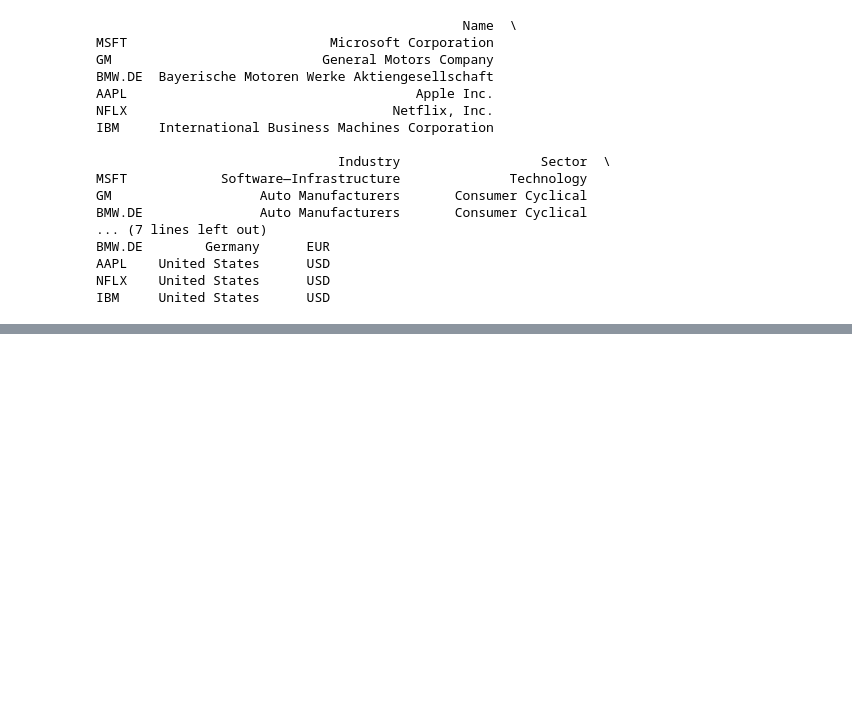
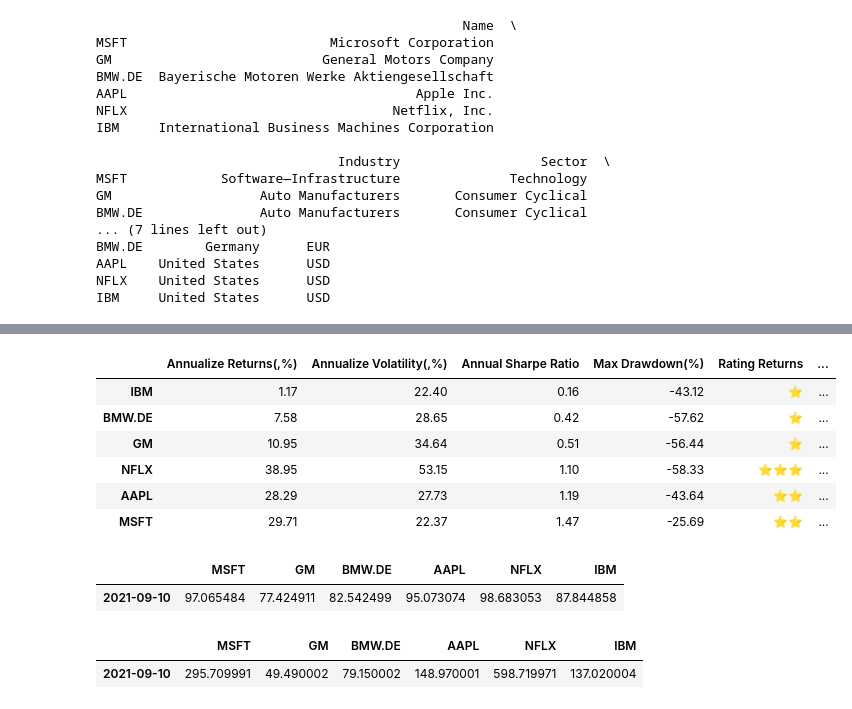
Before and after one commit to SvLaura/Comparing_securities, a Jupyter notebook: Invest_yahoo_fin.ipynb, the cells around one changed output, grey strips where cells are left out. Saved outputs shown, nothing was run; the diff lists cells and outputs as text; code cells hidden in the pictures; blank space fills up the shorter version.

```diff
--- a/Invest_yahoo_fin.ipynb
+++ b/Invest_yahoo_fin.ipynb
@@ -184,0 +362,49 @@ IBM     United States      USD
+# %%
+
+
+#Summary Statistic
+
+returns_weekly = yfin_wkreturns(lt,period)
+TBill_wk = RiskFree_wk(period)
+
+data = returns_weekly
+SumStat = pd.DataFrame(index = data.columns)
+
+SumStat['Annualize Returns(,%)'] = np.round( annualize_rets(data,52)*100, 2)
+SumStat['Annualize Volatility(,%)'] = np.round( annualize_vol(data,52)*100, 2)
+SumStat['Annual Sharpe Ratio'] = np.round(data.apply(ann_sharpe_ratio, riskfree_rate = TBill_wk['T-Bill'], periods_per_year = 52), 2)
+SumStat['Max Drawdown(%)'] = np.round(data.apply(max_drawd)*100, 2)
+
+max_rt = SumStat['Annualize Returns(,%)'].max()
+pr_rt = max_rt * 0.5
+SumStat['Rating Returns'] = SumStat['Annualize Returns(,%)'].apply(lambda x:
+  '⭐⭐⭐' if x == max_rt else (
+   '⭐⭐' if x > pr_rt else (
+  '⭐' if x > 0 else ''  #the first place
+)))
+
+SumStat['SR rating'] = SumStat['Annual Sharpe Ratio'].apply(lambda x: '🔥' if x == SumStat['Annual Sharpe Ratio'].max() else '')
+# %%
+# Display summary statistic
+SumStat.sort_values('Annual Sharpe Ratio')
+# %% [output]
+|  | Annualize Returns(,%) | Annualize Volatility(,%) | Annual Sharpe Ratio | Max Drawdown(%) | Rating Returns | ... |
+| IBM | 1.17 | 22.40 | 0.16 | -43.12 | ⭐ | ... |
+| BMW.DE | 7.58 | 28.65 | 0.42 | -57.62 | ⭐ | ... |
+| GM | 10.95 | 34.64 | 0.51 | -56.44 | ⭐ | ... |
+| NFLX | 38.95 | 53.15 | 1.10 | -58.33 | ⭐⭐⭐ | ... |
+| AAPL | 28.29 | 27.73 | 1.19 | -43.64 | ⭐⭐ | ... |
+| MSFT | 29.71 | 22.37 | 1.47 | -25.69 | ⭐⭐ | ... |
+# %%
+# Todays prices from the max price for the last 10 years ( in %)
+df = pricies_daily
+df.tail(1)/price_stat['max']*100
+# %% [output]
+|  | MSFT | GM | BMW.DE | AAPL | NFLX | IBM |
+| 2021-09-10 | 97.065484 | 77.424911 | 82.542499 | 95.073074 | 98.683053 | 87.844858 |
+# %%
+# Todays prices
+df.tail(1)
+# %% [output]
+|  | MSFT | GM | BMW.DE | AAPL | NFLX | IBM |
+| 2021-09-10 | 295.709991 | 49.490002 | 79.150002 | 148.970001 | 598.719971 | 137.020004 |
```
Also changed, not shown: parts of 9 cells of this notebook.
